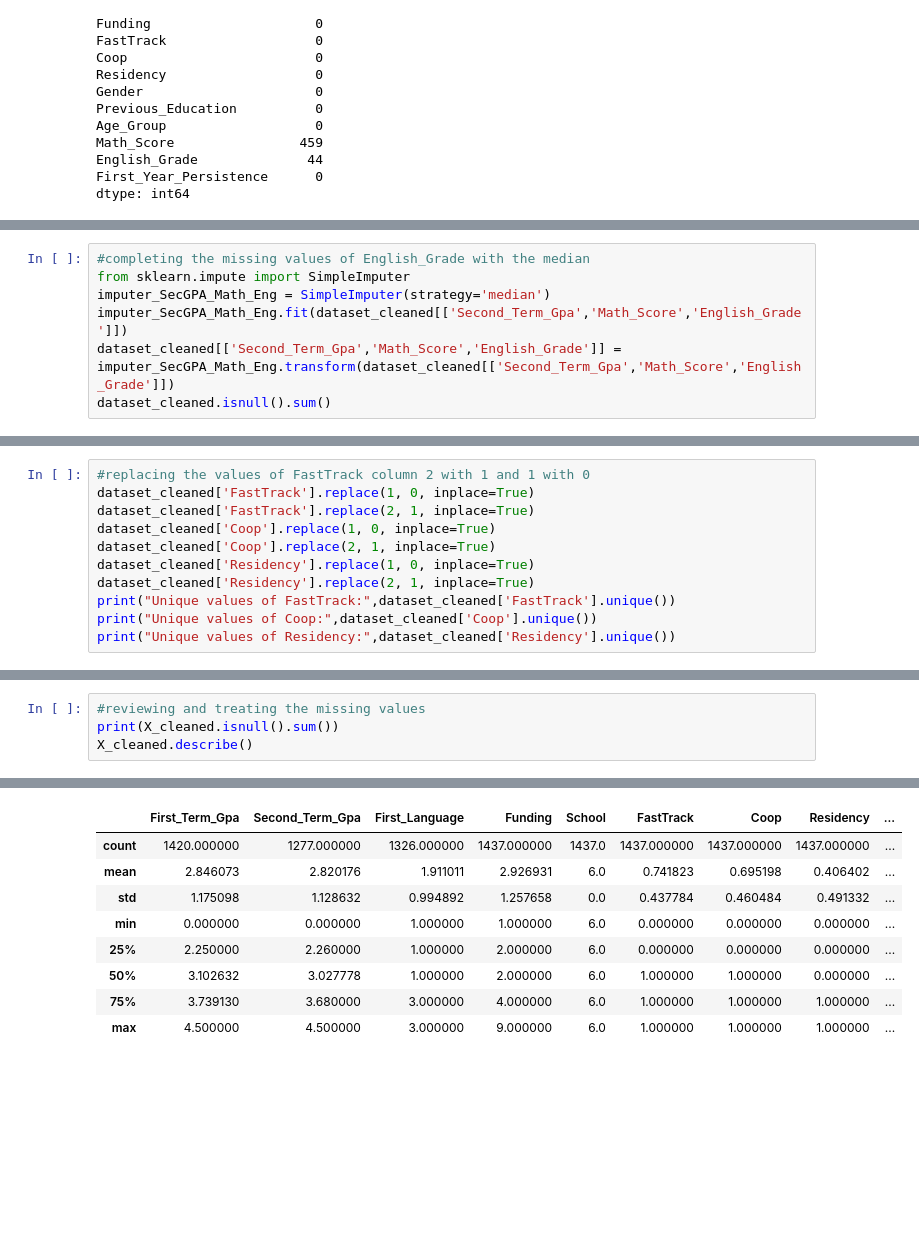
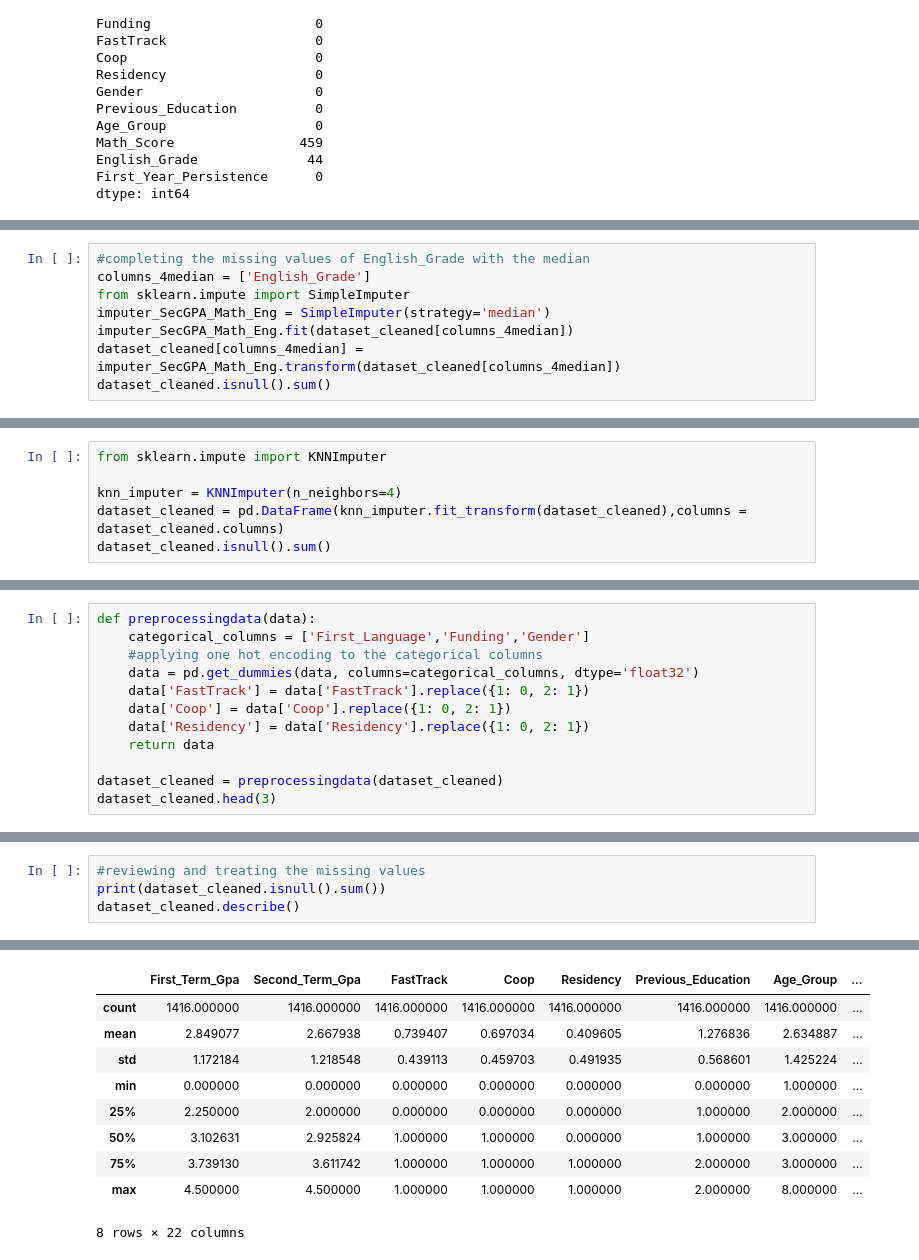
Before and after one commit to ryaoltech/COMP258_GRP05_NN, a Jupyter notebook: COMP258-NN-Group05_ROL.ipynb, the cells around one changed output, grey strips where cells are left out. Saved outputs shown, nothing was run; the diff lists cells and outputs as text; blank space fills up the shorter version.

```diff
--- a/COMP258-NN-Group05_ROL.ipynb
+++ b/COMP258-NN-Group05_ROL.ipynb
@@ -304,10 +304,11 @@ dataset_cleaned.describe()
 | max | 4.500000 | 4.500000 | 3.000000 | 9.000000 | 2.000000 | 2.000000 | 2.000000 | 3.000000 | ... |
 # %%
 #completing the missing values of English_Grade with the median
+columns_4median = ['English_Grade']
 from sklearn.impute import SimpleImputer
 imputer_SecGPA_Math_Eng = SimpleImputer(strategy='median')
-imputer_SecGPA_Math_Eng.fit(dataset_cleaned[['Second_Term_Gpa','Math_Score','English_Grade']])
-dataset_cleaned[['Second_Term_Gpa','Math_Score','English_Grade']] = imputer_SecGPA_Math_Eng.transform(dataset_cleaned[['Second_Term_Gpa','Math_Score','English_Grade']])
+imputer_SecGPA_Math_Eng.fit(dataset_cleaned[columns_4median])
+dataset_cleaned[columns_4median] = imputer_SecGPA_Math_Eng.transform(dataset_cleaned[columns_4median])
 dataset_cleaned.isnull().sum()
 # %% [output]
 First_Term_Gpa              0
@@ -346 +347,7 @@ First_Year_Persistence    0
 dtype: int64
+# %%
+from sklearn.impute import KNNImputer
+
+knn_imputer = KNNImputer(n_neighbors=4)
+dataset_cleaned = pd.DataFrame(knn_imputer.fit_transform(dataset_cleaned),columns = dataset_cleaned.columns)
+dataset_cleaned.isnull().sum()
@@ -354,11 +375,0 @@ plt.show()
-# %%
-#replacing the values of FastTrack column 2 with 1 and 1 with 0
-dataset_cleaned['FastTrack'].replace(1, 0, inplace=True)
-dataset_cleaned['FastTrack'].replace(2, 1, inplace=True)
-dataset_cleaned['Coop'].replace(1, 0, inplace=True)
-dataset_cleaned['Coop'].replace(2, 1, inplace=True)
-dataset_cleaned['Residency'].replace(1, 0, inplace=True)
-dataset_cleaned['Residency'].replace(2, 1, inplace=True)
-print("Unique values of FastTrack:",dataset_cleaned['FastTrack'].unique())
-print("Unique values of Coop:",dataset_cleaned['Coop'].unique())
-print("Unique values of Residency:",dataset_cleaned['Residency'].unique())
@@ -368,0 +385,12 @@ Unique values of Residency: [0. 1.]
+# %%
+def preprocessingdata(data):
+    categorical_columns = ['First_Language','Funding','Gender']
+    #applying one hot encoding to the categorical columns
+    data = pd.get_dummies(data, columns=categorical_columns, dtype='float32')
+    data['FastTrack'] = data['FastTrack'].replace({1: 0, 2: 1})
+    data['Coop'] = data['Coop'].replace({1: 0, 2: 1})
+    data['Residency'] = data['Residency'].replace({1: 0, 2: 1})
+    return data
+
+dataset_cleaned = preprocessingdata(dataset_cleaned)
+dataset_cleaned.head(3)
@@ -369,5 +424,5 @@ Unique values of Residency: [0. 1.]
 # %%
 #reviewing and treating the missing values
-print(X_cleaned.isnull().sum())
-X_cleaned.describe()
+print(dataset_cleaned.isnull().sum())
+dataset_cleaned.describe()
 # %% [output]
@@ -388,10 +445,11 @@ English_Grade                45
 dtype: int64
-|  | First_Term_Gpa | Second_Term_Gpa | First_Language | Funding | School | FastTrack | Coop | Residency | ... |
-| count | 1420.000000 | 1277.000000 | 1326.000000 | 1437.000000 | 1437.0 | 1437.000000 | 1437.000000 | 1437.000000 | ... |
-| mean | 2.846073 | 2.820176 | 1.911011 | 2.926931 | 6.0 | 0.741823 | 0.695198 | 0.406402 | ... |
-| std | 1.175098 | 1.128632 | 0.994892 | 1.257658 | 0.0 | 0.437784 | 0.460484 | 0.491332 | ... |
-| min | 0.000000 | 0.000000 | 1.000000 | 1.000000 | 6.0 | 0.000000 | 0.000000 | 0.000000 | ... |
-| 25% | 2.250000 | 2.260000 | 1.000000 | 2.000000 | 6.0 | 0.000000 | 0.000000 | 0.000000 | ... |
-| 50% | 3.102632 | 3.027778 | 1.000000 | 2.000000 | 6.0 | 1.000000 | 1.000000 | 0.000000 | ... |
-| 75% | 3.739130 | 3.680000 | 3.000000 | 4.000000 | 6.0 | 1.000000 | 1.000000 | 1.000000 | ... |
-| max | 4.500000 | 4.500000 | 3.000000 | 9.000000 | 6.0 | 1.000000 | 1.000000 | 1.000000 | ... |
+|  | First_Term_Gpa | Second_Term_Gpa | FastTrack | Coop | Residency | Previous_Education | Age_Group | ... |
+| count | 1416.000000 | 1416.000000 | 1416.000000 | 1416.000000 | 1416.000000 | 1416.000000 | 1416.000000 | ... |
+| mean | 2.849077 | 2.667938 | 0.739407 | 0.697034 | 0.409605 | 1.276836 | 2.634887 | ... |
+| std | 1.172184 | 1.218548 | 0.439113 | 0.459703 | 0.491935 | 0.568601 | 1.425224 | ... |
+| min | 0.000000 | 0.000000 | 0.000000 | 0.000000 | 0.000000 | 0.000000 | 1.000000 | ... |
+| 25% | 2.250000 | 2.000000 | 0.000000 | 0.000000 | 0.000000 | 1.000000 | 2.000000 | ... |
+| 50% | 3.102631 | 2.925824 | 1.000000 | 1.000000 | 0.000000 | 1.000000 | 3.000000 | ... |
+| 75% | 3.739130 | 3.611742 | 1.000000 | 1.000000 | 1.000000 | 2.000000 | 3.000000 | ... |
+| max | 4.500000 | 4.500000 | 1.000000 | 1.000000 | 1.000000 | 2.000000 | 8.000000 | ... |
+8 rows × 22 columns
```
Also changed, not shown: parts of 32 cells of this notebook, 1 other file.
